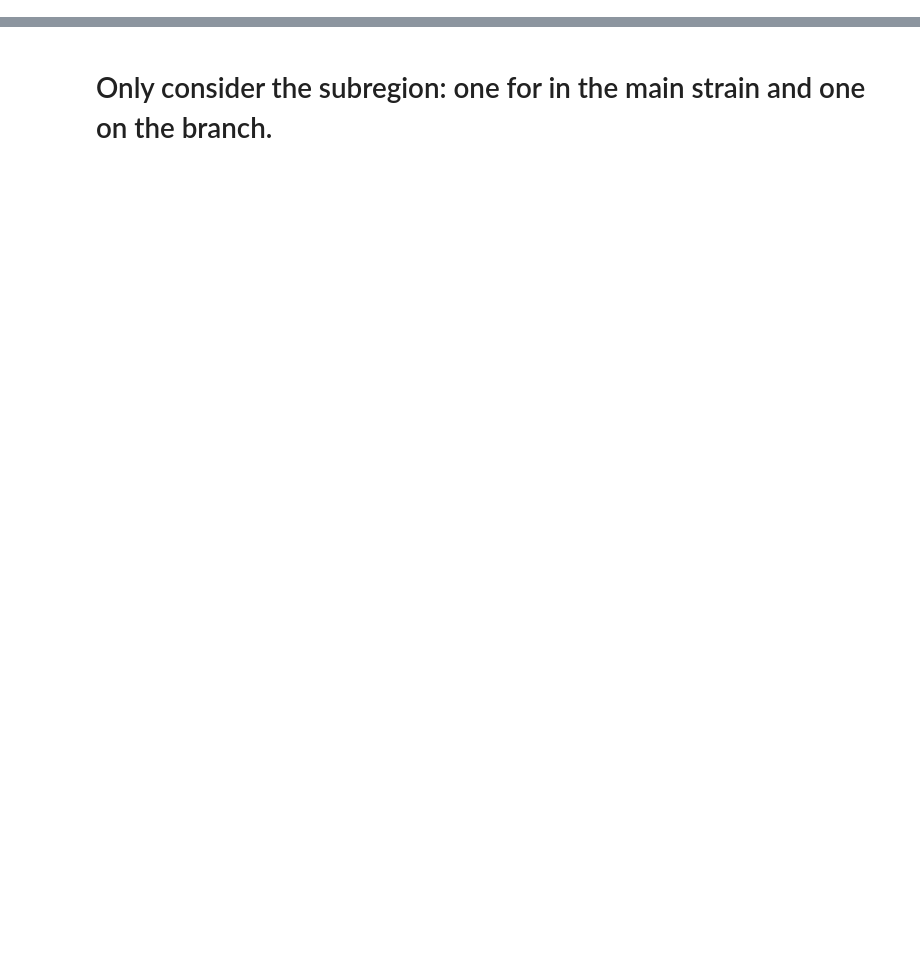
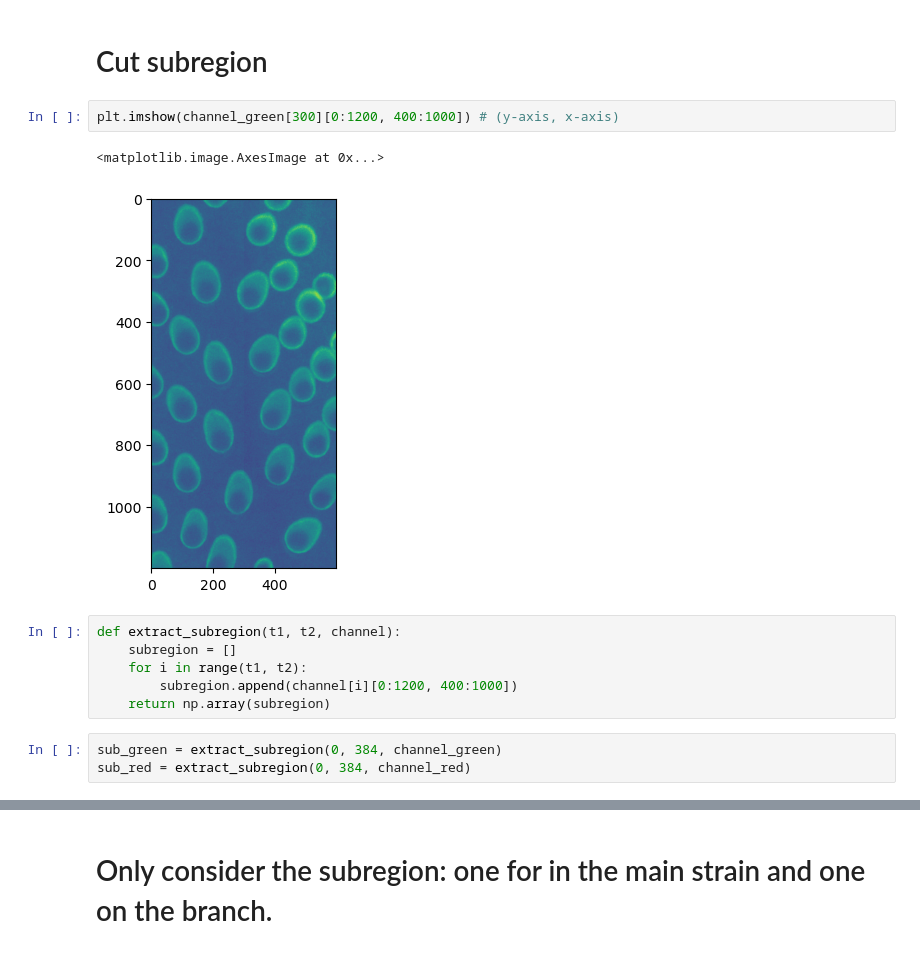
Before and after one commit to rzhou-space/PIV_analysis_headon_data, a Jupyter notebook: RedBeads/Readin_TIFF.ipynb, the cells around one changed output, grey strips where cells are left out. Saved outputs shown, nothing was run; the diff lists cells and outputs as text; blank space fills up the shorter version.

```diff
--- a/RedBeads/Readin_TIFF.ipynb
+++ b/RedBeads/Readin_TIFF.ipynb
@@ -79,0 +78,16 @@ channel red shape: (375, 1752, 1722)
+# %% [markdown]
+# Cut subregion
+# %%
+plt.imshow(channel_green[300][0:1200, 400:1000]) # (y-axis, x-axis)
+# %% [output]
+<matplotlib.image.AxesImage at 0x...>
+[figure, added]
+# %%
+def extract_subregion(t1, t2, channel):
+    subregion = []
+    for i in range(t1, t2):
+        subregion.append(channel[i][0:1200, 400:1000])
+    return np.array(subregion)
+# %%
+sub_green = extract_subregion(0, 384, channel_green)
+sub_red = extract_subregion(0, 384, channel_red)
```
Also changed, not shown: parts of 20 cells of this notebook.
